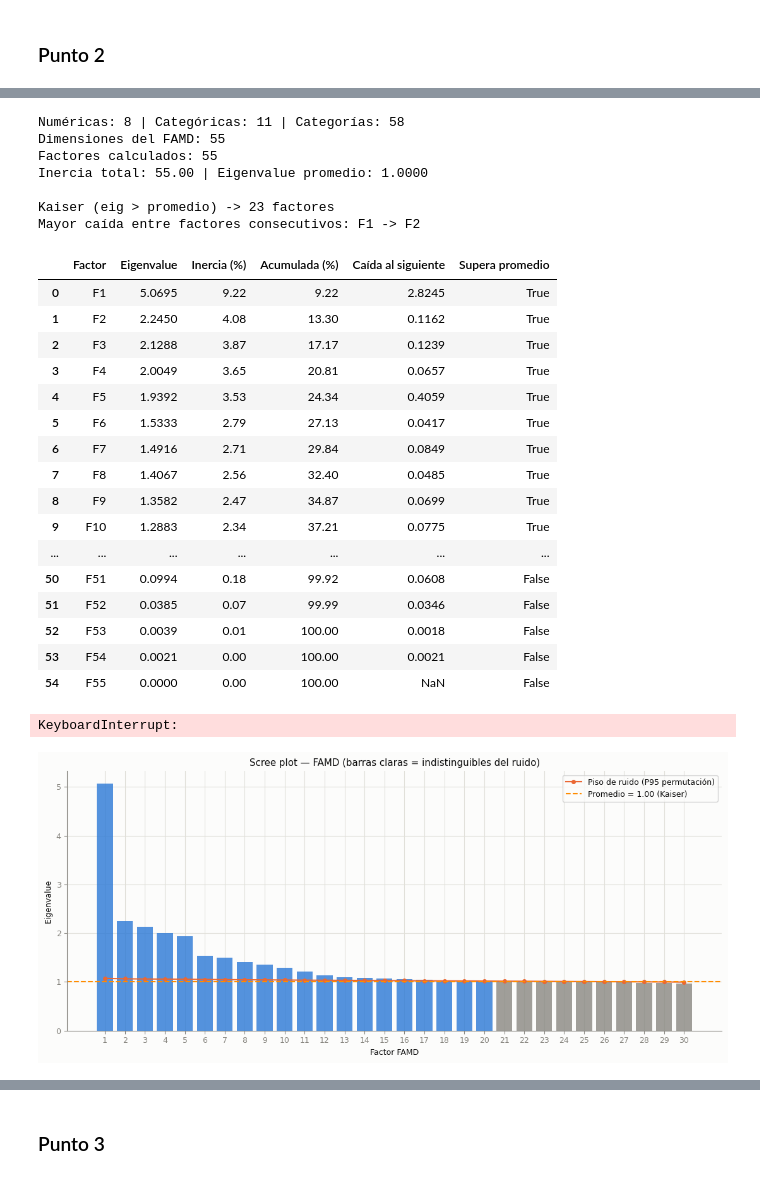
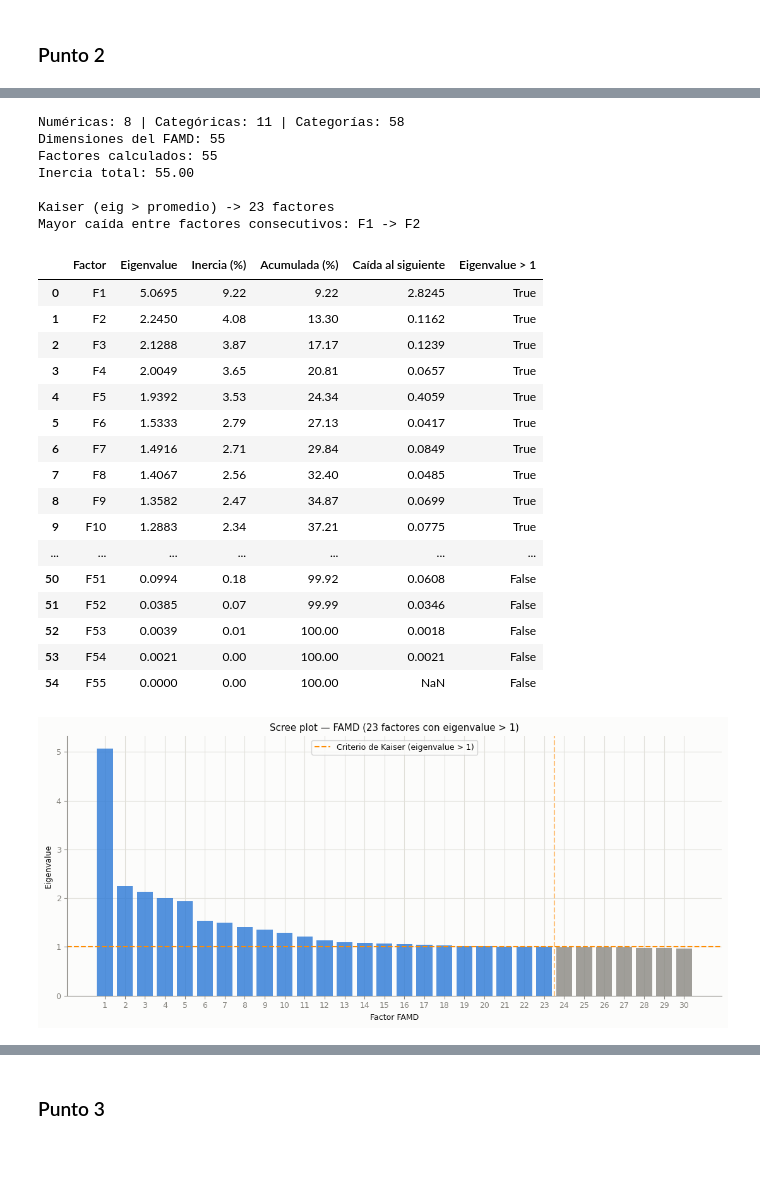
Before and after one commit to antobeni07/Taller_No-Supervisado, a Jupyter notebook: 02_No_Supervisado.ipynb, the cells around one changed output, grey strips where cells are left out. Cells and saved outputs as stored; diff of their text form; code cells hidden in the pictures.

```diff
--- a/02_No_Supervisado.ipynb
+++ b/02_No_Supervisado.ipynb
@@ -457,7 +370,4 @@ memory usage: 4.7 MB
 # %%
-# ---------------------------------------------------------------
-# Ajuste sobre TODAS las dimensiones reales
-# ---------------------------------------------------------------
 n_num = len(num_cols)
 K = len(cat_cols)
 J = int(sum(df_esc[c].nunique() for c in cat_cols))
@@ -471,15 +381,14 @@ modelo_full = prince.FAMD(n_components=n_max, random_state=42).fit(df_esc)
 eig = np.asarray(modelo_full.eigenvalues_, dtype=float)
 inercia_pct = eig / eig.sum() * 100
 acum = inercia_pct.cumsum()
-eig_promedio = eig.mean()
 
 print(f"Factores calculados: {len(eig)}")
-print(f"Inercia total: {eig.sum():.2f} | Eigenvalue promedio: {eig_promedio:.4f}")
+print(f"Inercia total: {eig.sum():.2f}")
 
 # ---------------------------------------------------------------
 # Criterios de decisión
 # ---------------------------------------------------------------
-n_kaiser = int((eig > eig_promedio).sum())
+n_kaiser = int((eig > 1).sum())
 
 # Diferencias sucesivas: dónde está el escalón más grande
 saltos = -np.diff(eig)
@@ -494,18 +403,18 @@ diag_famd = pd.DataFrame({
     "Inercia (%)": inercia_pct.round(2),
     "Acumulada (%)": acum.round(2),
     "Caída al siguiente": np.append(saltos, np.nan).round(4),
-    "Supera promedio": eig > eig_promedio,
+    "Eigenvalue > 1": eig > 1,
 })
 display(diag_famd)
 # %% [output]
 Numéricas: 8 | Categóricas: 11 | Categorías: 58
 Dimensiones del FAMD: 55
 Factores calculados: 55
-Inercia total: 55.00 | Eigenvalue promedio: 1.0000
+Inercia total: 55.00
 
 Kaiser (eig > promedio) -> 23 factores
 Mayor caída entre factores consecutivos: F1 -> F2
-|  | Factor | Eigenvalue | Inercia (%) | Acumulada (%) | Caída al siguiente | Supera promedio |
+|  | Factor | Eigenvalue | Inercia (%) | Acumulada (%) | Caída al siguiente | Eigenvalue > 1 |
 | 0 | F1 | 5.0695 | 9.22 | 9.22 | 2.8245 | True |
 | 1 | F2 | 2.2450 | 4.08 | 13.30 | 0.1162 | True |
 | 2 | F3 | 2.1288 | 3.87 | 17.17 | 0.1239 | True |
@@ -522,57 +431,28 @@ Mayor caída entre factores consecutivos: F1 -> F2
 | 52 | F53 | 0.0039 | 0.01 | 100.00 | 0.0018 | False |
 | 53 | F54 | 0.0021 | 0.00 | 100.00 | 0.0021 | False |
 | 54 | F55 | 0.0000 | 0.00 | 100.00 | NaN | False |
-# %%
-# ---------------------------------------------------------------
-# 3. Análisis paralelo por permutación
-# ---------------------------------------------------------------
-N_PERM = 30                       # sube a 100 si el dataset es pequeño
-rng = np.random.default_rng(42)
-eig_nulo = []
-
-for _ in range(N_PERM):
-    df_perm = df_esc.apply(lambda col: rng.permutation(col.values))
-    eig_nulo.append(np.asarray(
-        prince.FAMD(n_components=n_max, random_state=42)
-        .fit(df_perm).eigenvalues_, dtype=float))
-
-eig_nulo = np.vstack(eig_nulo)
-corte_p95 = np.percentile(eig_nulo, 95, axis=0)
-n_permutacion = int(np.argmax(eig <= corte_p95)) or len(eig)
-
-print(f"Factores que superan el ruido: {n_permutacion}")
-display(pd.DataFrame({
-    "Factor": [f"F{i}" for i in range(1, len(eig) + 1)],
-    "Eigenvalue real": eig.round(4),
-    "P95 bajo H0": corte_p95.round(4),
-    "Supera el ruido": eig > corte_p95,
-}))
-# %% [output]
-KeyboardInterrupt:
 # %%
 # ---------------------------------------------------------------
-# 4. Scree plot corregido
+# Scree plot
 # ---------------------------------------------------------------
 n_mostrar = min(30, len(eig))
 factores = np.arange(1, n_mostrar + 1)
 
 fig, ax = plt.subplots(figsize=(11, 5))
-colores_barra = [COLOR_PRIN if e > corte_p95[i] else COLOR_AXIS
-                 for i, e in enumerate(eig[:n_mostrar])]
+colores_barra = [COLOR_PRIN if e > 1 else COLOR_AXIS for e in eig[:n_mostrar]]
 ax.bar(factores, eig[:n_mostrar], color=colores_barra, alpha=0.8)
-ax.plot(factores, corte_p95[:n_mostrar], marker="o", markersize=4,
-        color=COLOR_SEC, linewidth=1.5, label="Piso de ruido (P95 permutación)")
-ax.axhline(eig_promedio, color="darkorange", linestyle="--",
-           label=f"Promedio = {eig_promedio:.2f} (Kaiser)")
+ax.axhline(1, color="darkorange", linestyle="--",
+           label="Criterio de Kaiser (eigenvalue > 1)")
+ax.axvline(n_kaiser + 0.5, color="darkorange", linestyle="--", alpha=0.5)
 ax.set_xlabel("Factor FAMD")
 ax.set_ylabel("Eigenvalue")
 ax.set_xticks(factores)
-ax.set_title("Scree plot — FAMD (barras claras = indistinguibles del ruido)")
+ax.set_title(f"Scree plot — FAMD ({n_kaiser} factores con eigenvalue > 1)")
 ax.legend()
 clean_ax(ax)
 plt.tight_layout()
 plt.show()
 # %% [output]
-[figure, old version]
+[figure, new version]
 # %%
 # ---------------------------------------------------------------
```
Also changed, not shown: parts of 5 cells of this notebook.
